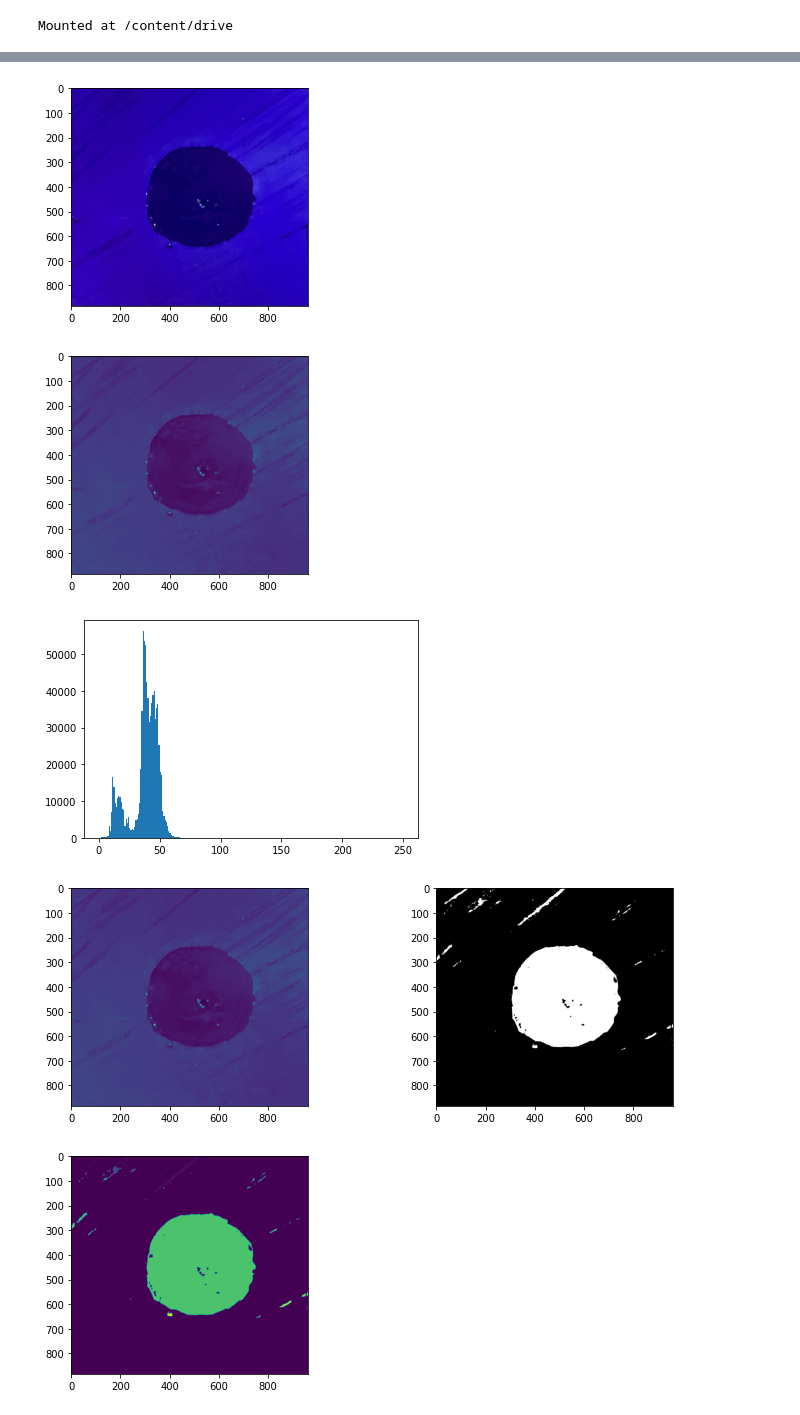
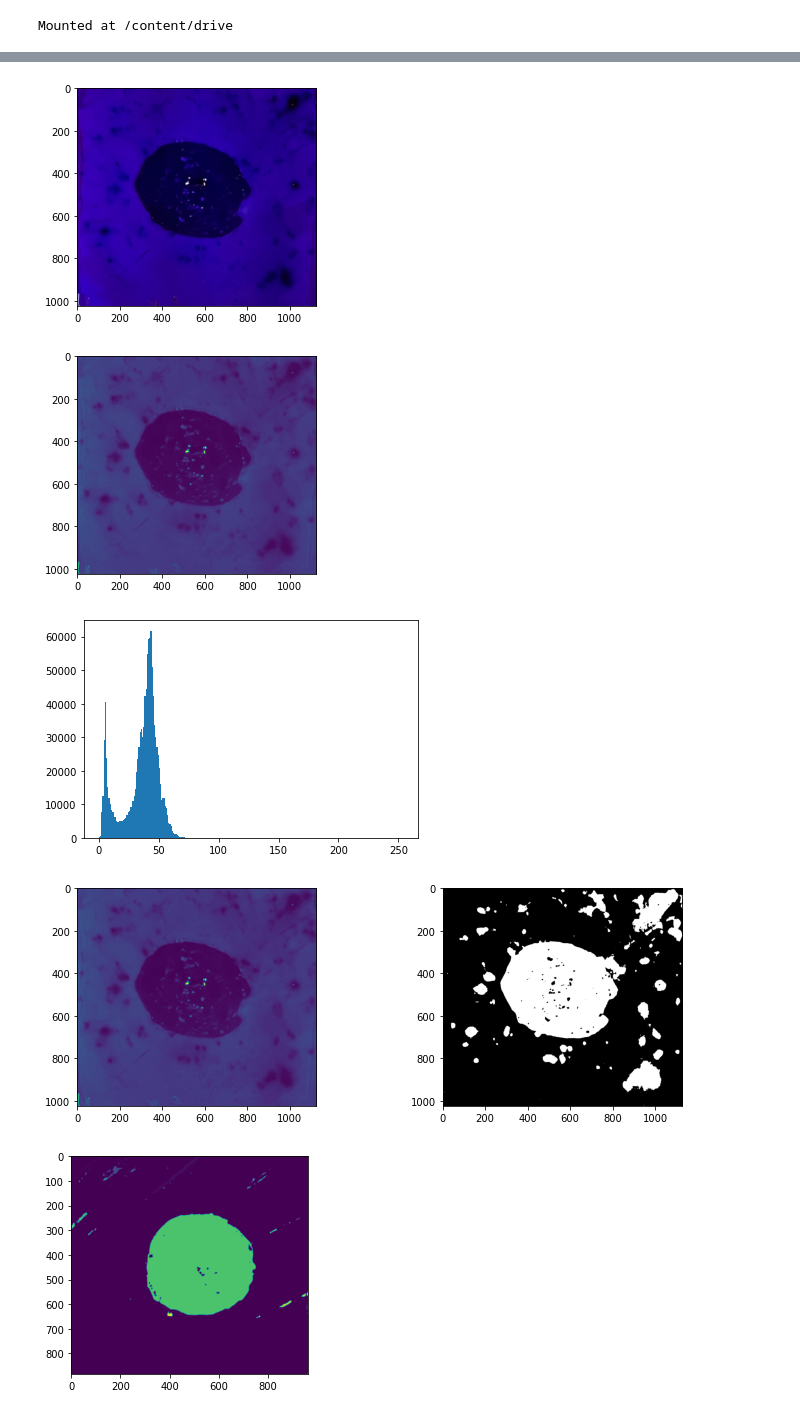
Before and after one commit to lmkelly16/BYU-REU-2022, a Jupyter notebook: ZOI_44_A.ipynb, the cells around one changed output, grey strips where cells are left out. Drawn from its saved outputs; the diff is of its cells as text; code cells hidden in the pictures.

```diff
--- a/ZOI_44_A.ipynb
+++ b/ZOI_44_A.ipynb
@@ -34,17 +35,17 @@ array(['/content/drive/MyDrive/BYU_REU_images/1Z44A.tiff'], dtype='<U48')
 # %%
 # Load the phase contrast image.
-im = skimage.io.imread(img_list[0])
+im = skimage.io.imread(img_list[1])
 
 # look at it
 plt.imshow(im);
 # %% [output]
-[figure, old version]
+[figure, new version]
 # %%
 # see how good the contrast is
 cim = im[:,:,0]
 plt.imshow(cim);
 # %% [output]
-[figure, old version]
+[figure, new version]
 # %%
 # forcing bins to be discretized by integer value
 bins = np.arange(cim.min(), cim.max(), 1)
@@ -52,11 +53,11 @@ bins = np.arange(cim.min(), cim.max(), 1)
 # plot histogram
 plt.hist(cim.flatten(), bins=bins);
 # %% [output]
-[figure, old version]
+[figure, new version]
 # %%
 ''' Thresholding '''
 # Threshold value, as obtained by eye
-im_thresh = 30
+im_thresh = 29
 
 # Generate thresholded image
 im_bw = cim < im_thresh
@@ -66,7 +67,7 @@ fig, ax = plt.subplots(1, 2, figsize=(12,4))
 ax[0].imshow(cim)
 ax[1].imshow(im_bw, cmap=plt.cm.gray);
 # %% [output]
-[figure, old version]
+[figure, new version]
 # %%
 ''' Labeling a segmented image '''
 
```
Also changed, not shown: parts of 2 cells of this notebook.
